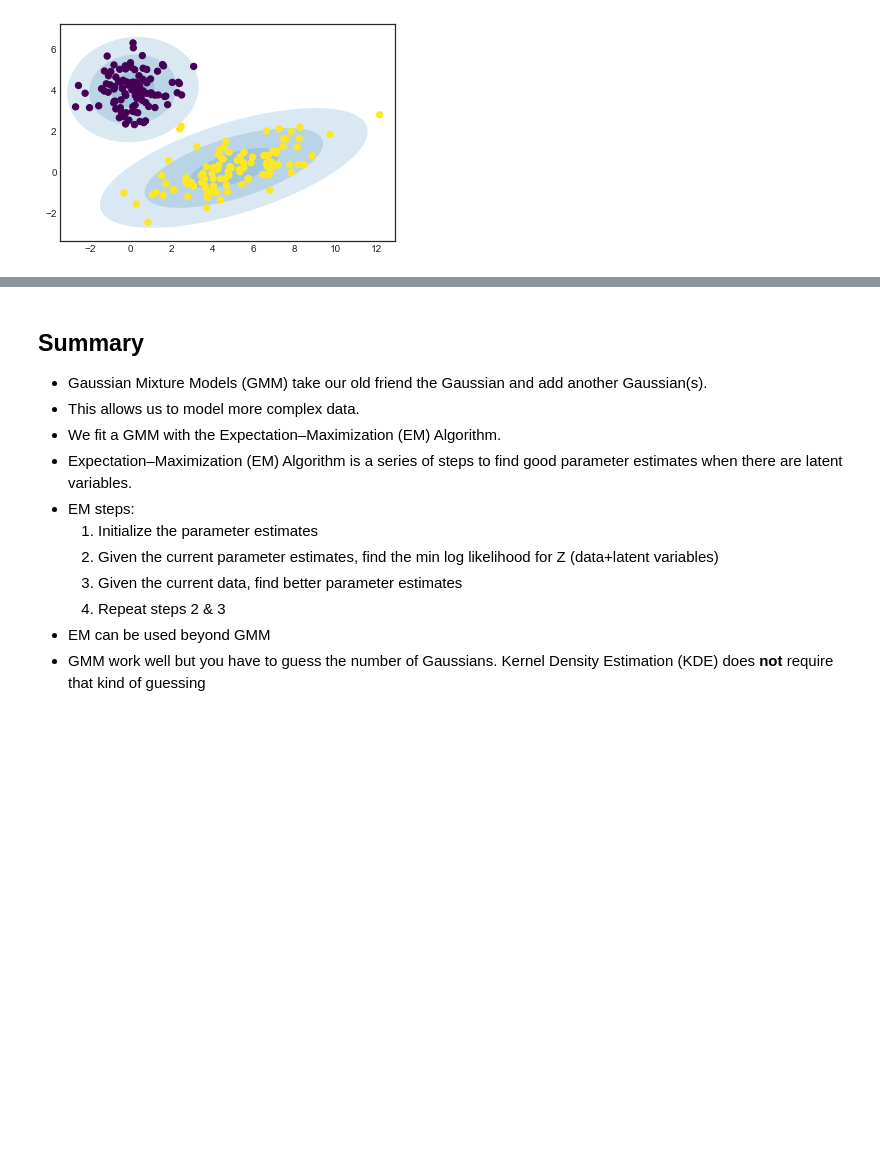
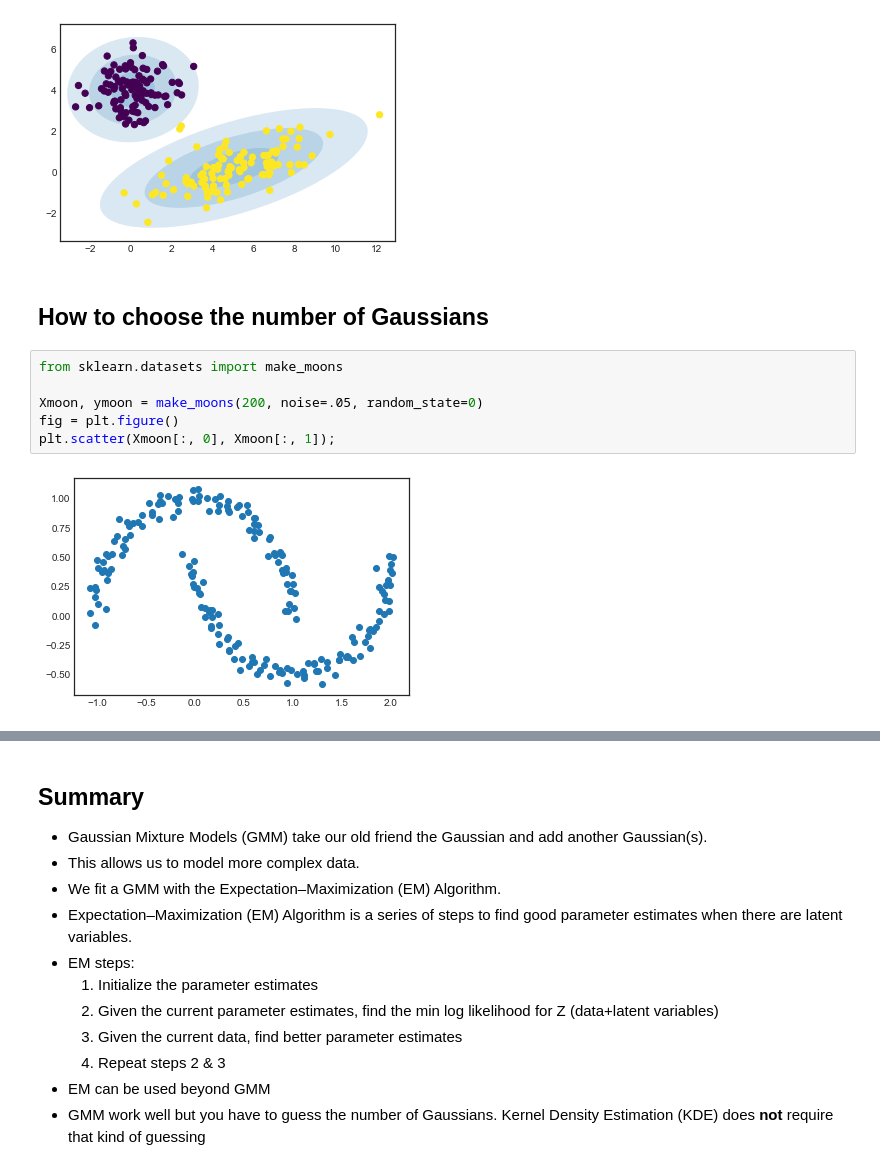
Before and after one commit to leandroohf/GMM, a Jupyter notebook: intro_to_gmm_&_em.ipynb, the cells around one changed output, grey strips where cells are left out. Cells and saved outputs as stored; diff of their text form; blank space fills up the shorter version.

Commit message:
dev: Add How to choose the n gaussians

```diff
--- a/intro_to_gmm_&_em.ipynb
+++ b/intro_to_gmm_&_em.ipynb
@@ -484,3 +489,13 @@ New gmm: [{'mu': array([0.11182166, 4.042304  ]), 'Covar': array([[1.14667221, 0
        [1.29714424, 0.94994442]]), 'w': 0.51}]
 mu_shift:[0.19083375960460114, 0.2564827667884491]
 [figure]
+# %% [markdown]
+## How to choose the number of Gaussians
+# %%
+from sklearn.datasets import make_moons
+
+Xmoon, ymoon = make_moons(200, noise=.05, random_state=0)
+fig = plt.figure()
+plt.scatter(Xmoon[:, 0], Xmoon[:, 1]);
+# %% [output]
+[figure, added]
```
Also changed, not shown: parts of 14 cells of this notebook.
